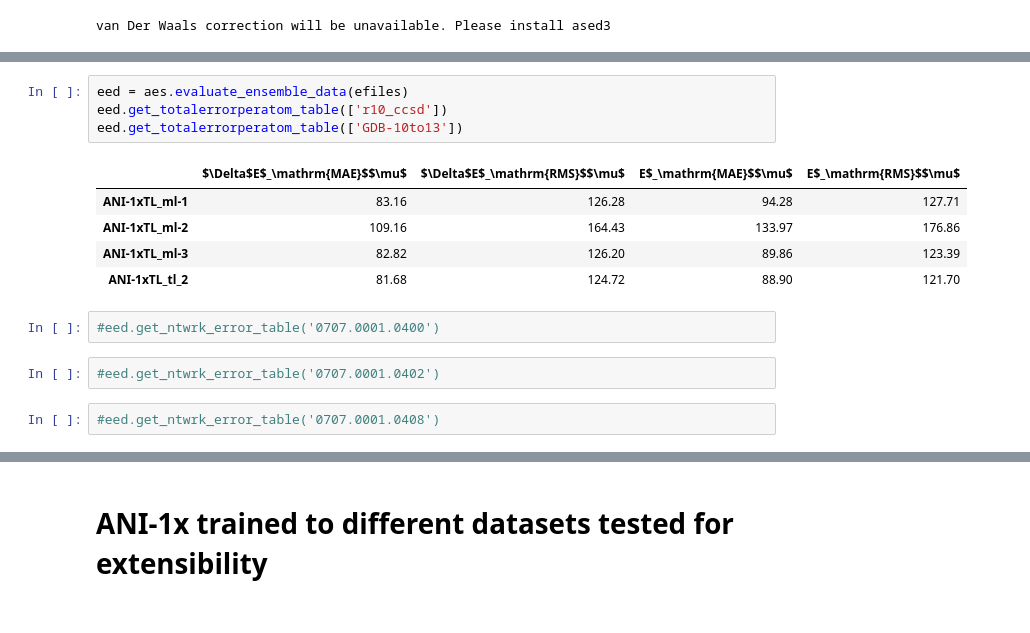
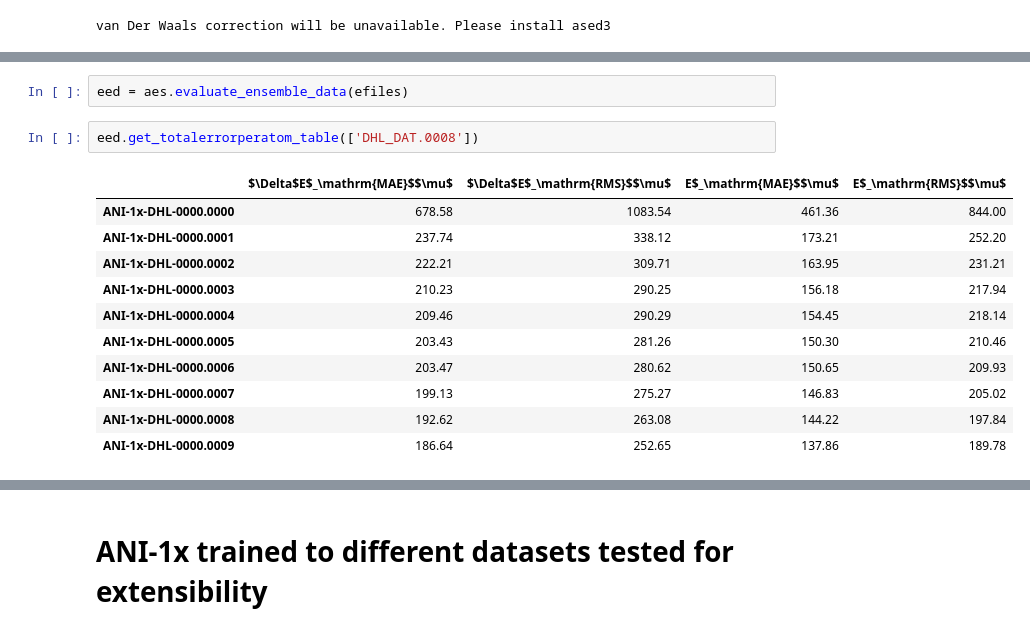
Before and after one commit to Jussmith01/ANI-Tools, a Jupyter notebook: notebooks/evaluate_tsdata.ipynb, the cells around one changed output, grey strips where cells are left out. Saved outputs shown, nothing was run; the diff lists cells and outputs as text.

```diff
--- a/notebooks/evaluate_tsdata.ipynb
+++ b/notebooks/evaluate_tsdata.ipynb
@@ -65,16 +80,16 @@ for i in efiles:
 # %%
 eed = aes.evaluate_ensemble_data(efiles)
-eed.get_totalerrorperatom_table(['r10_ccsd'])
-eed.get_totalerrorperatom_table(['GDB-10to13'])
-# %% [output]
-|  | $\Delta$E$_\mathrm{MAE}$$\mu$ | $\Delta$E$_\mathrm{RMS}$$\mu$ | E$_\mathrm{MAE}$$\mu$ | E$_\mathrm{RMS}$$\mu$ |
-| ANI-1xTL_ml-1 | 83.16 | 126.28 | 94.28 | 127.71 |
-| ANI-1xTL_ml-2 | 109.16 | 164.43 | 133.97 | 176.86 |
-| ANI-1xTL_ml-3 | 82.82 | 126.20 | 89.86 | 123.39 |
-| ANI-1xTL_tl_2 | 81.68 | 124.72 | 88.90 | 121.70 |
-# %%
-#eed.get_ntwrk_error_table('0707.0001.0400')
-# %%
-#eed.get_ntwrk_error_table('0707.0001.0402')
-# %%
-#eed.get_ntwrk_error_table('0707.0001.0408')
+# %%
+eed.get_totalerrorperatom_table(['DHL_DAT.0008'])
+# %% [output]
+|  | $\Delta$E$_\mathrm{MAE}$$\mu$ | $\Delta$E$_\mathrm{RMS}$$\mu$ | E$_\mathrm{MAE}$$\mu$ | E$_\mathrm{RMS}$$\mu$ |
+| ANI-1x-DHL-0000.0000 | 678.58 | 1083.54 | 461.36 | 844.00 |
+| ANI-1x-DHL-0000.0001 | 237.74 | 338.12 | 173.21 | 252.20 |
+| ANI-1x-DHL-0000.0002 | 222.21 | 309.71 | 163.95 | 231.21 |
+| ANI-1x-DHL-0000.0003 | 210.23 | 290.25 | 156.18 | 217.94 |
+| ANI-1x-DHL-0000.0004 | 209.46 | 290.29 | 154.45 | 218.14 |
+| ANI-1x-DHL-0000.0005 | 203.43 | 281.26 | 150.30 | 210.46 |
+| ANI-1x-DHL-0000.0006 | 203.47 | 280.62 | 150.65 | 209.93 |
+| ANI-1x-DHL-0000.0007 | 199.13 | 275.27 | 146.83 | 205.02 |
+| ANI-1x-DHL-0000.0008 | 192.62 | 263.08 | 144.22 | 197.84 |
+| ANI-1x-DHL-0000.0009 | 186.64 | 252.65 | 137.86 | 189.78 |
```
Also changed, not shown: parts of 13 cells of this notebook, 6 other files.
